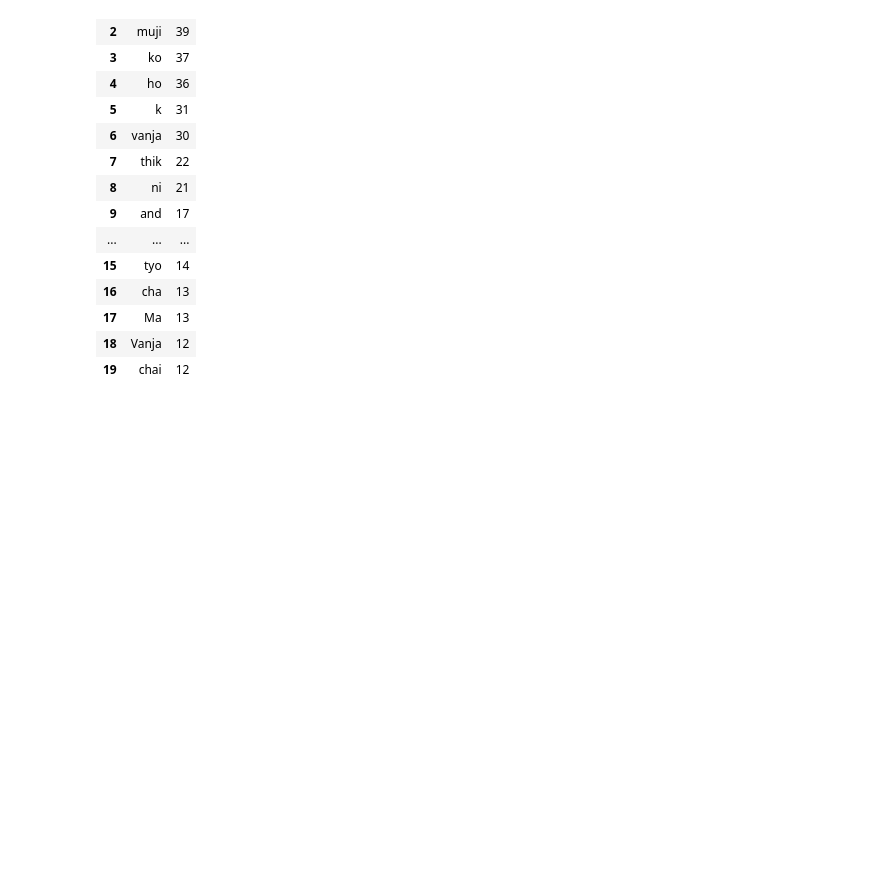
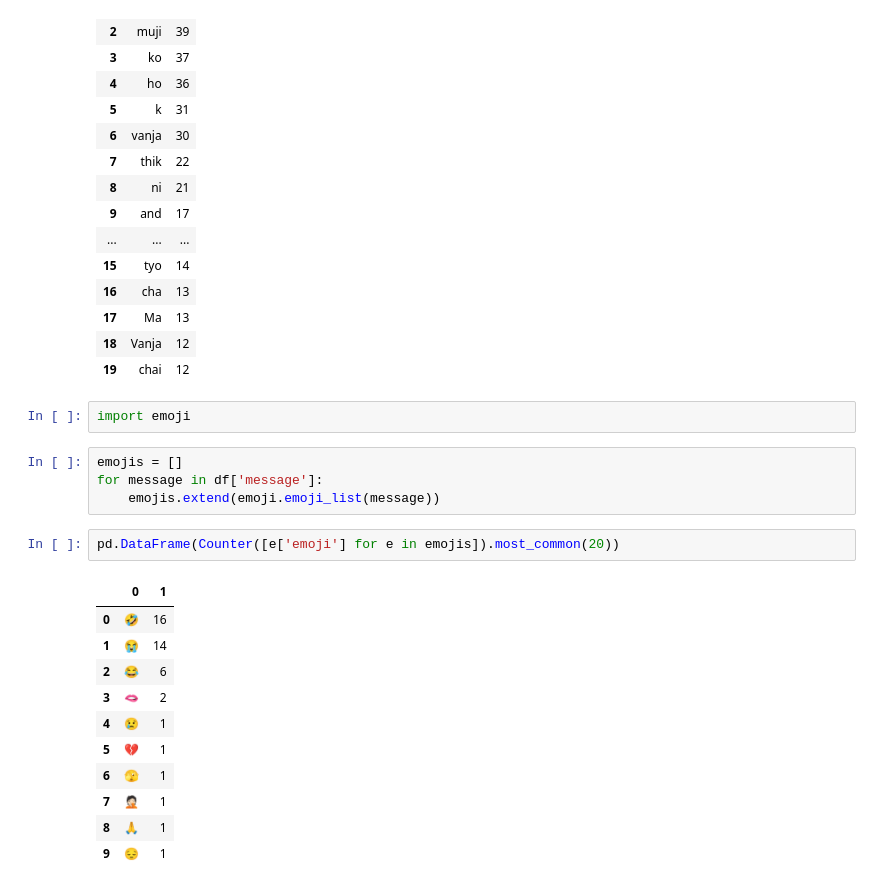
Before and after one commit to gyr0byte/Whatsapp_Chat_Analysis, a Jupyter notebook: whatsapp_chat_analysis.ipynb, the cells around one changed output. Drawn from its saved outputs; the diff is of its cells as text; blank space fills up the shorter version.

```diff
--- a/whatsapp_chat_analysis.ipynb
+++ b/whatsapp_chat_analysis.ipynb
@@ -197,3 +197,23 @@ pd.DataFrame(Counter(words).most_common(20))
 | 17 | Ma | 13 |
 | 18 | Vanja | 12 |
 | 19 | chai | 12 |
+# %%
+import emoji
+# %%
+emojis = []
+for message in df['message']:
+    emojis.extend(emoji.emoji_list(message))
+# %%
+pd.DataFrame(Counter([e['emoji'] for e in emojis]).most_common(20))
+# %% [output]
+|  | 0 | 1 |
+| 0 | 🤣 | 16 |
+| 1 | 😭 | 14 |
+| 2 | 😂 | 6 |
+| 3 | 🫦 | 2 |
+| 4 | 😢 | 1 |
+| 5 | 💔 | 1 |
+| 6 | 🫣 | 1 |
+| 7 | 🤦🏻 | 1 |
+| 8 | 🙏 | 1 |
+| 9 | 😔 | 1 |
```
Also changed, not shown: 1 other file.
